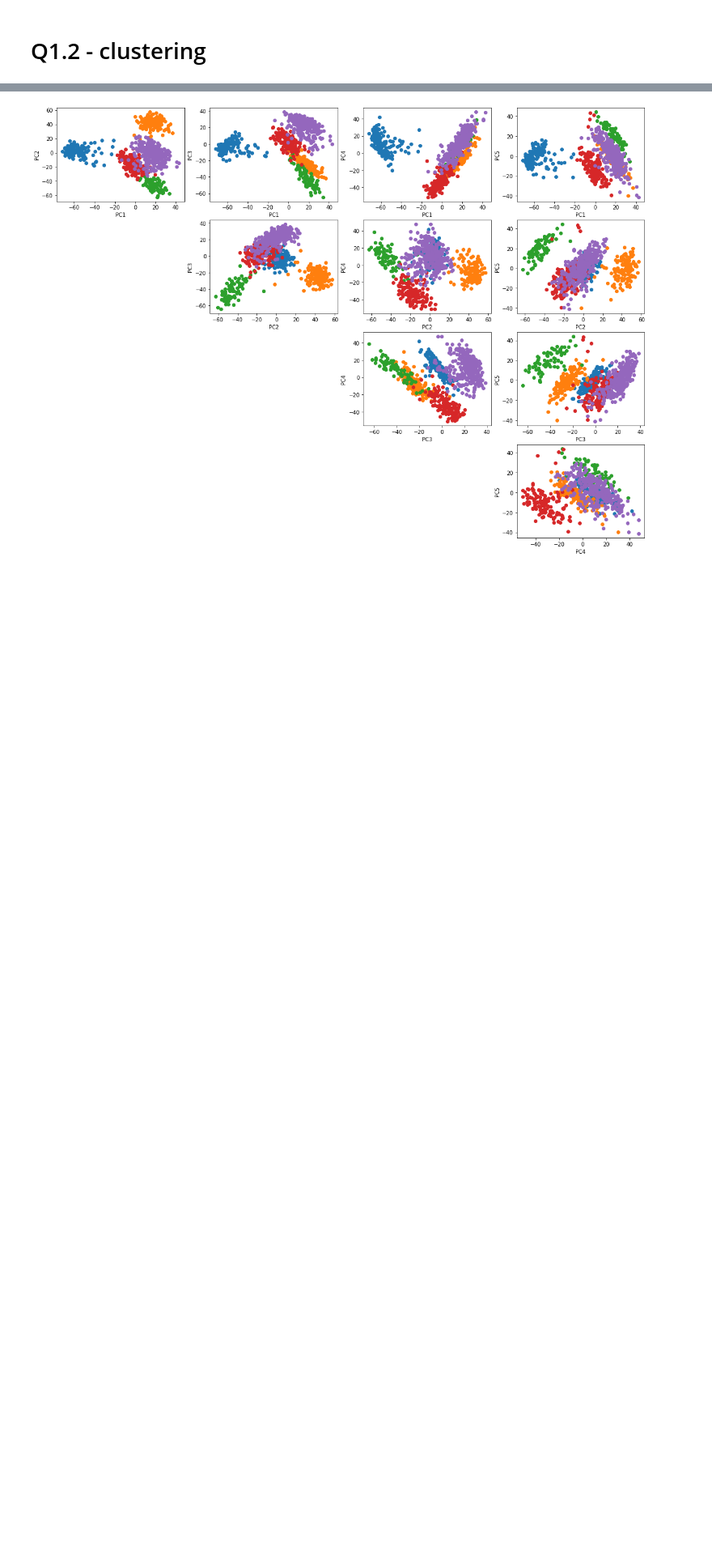
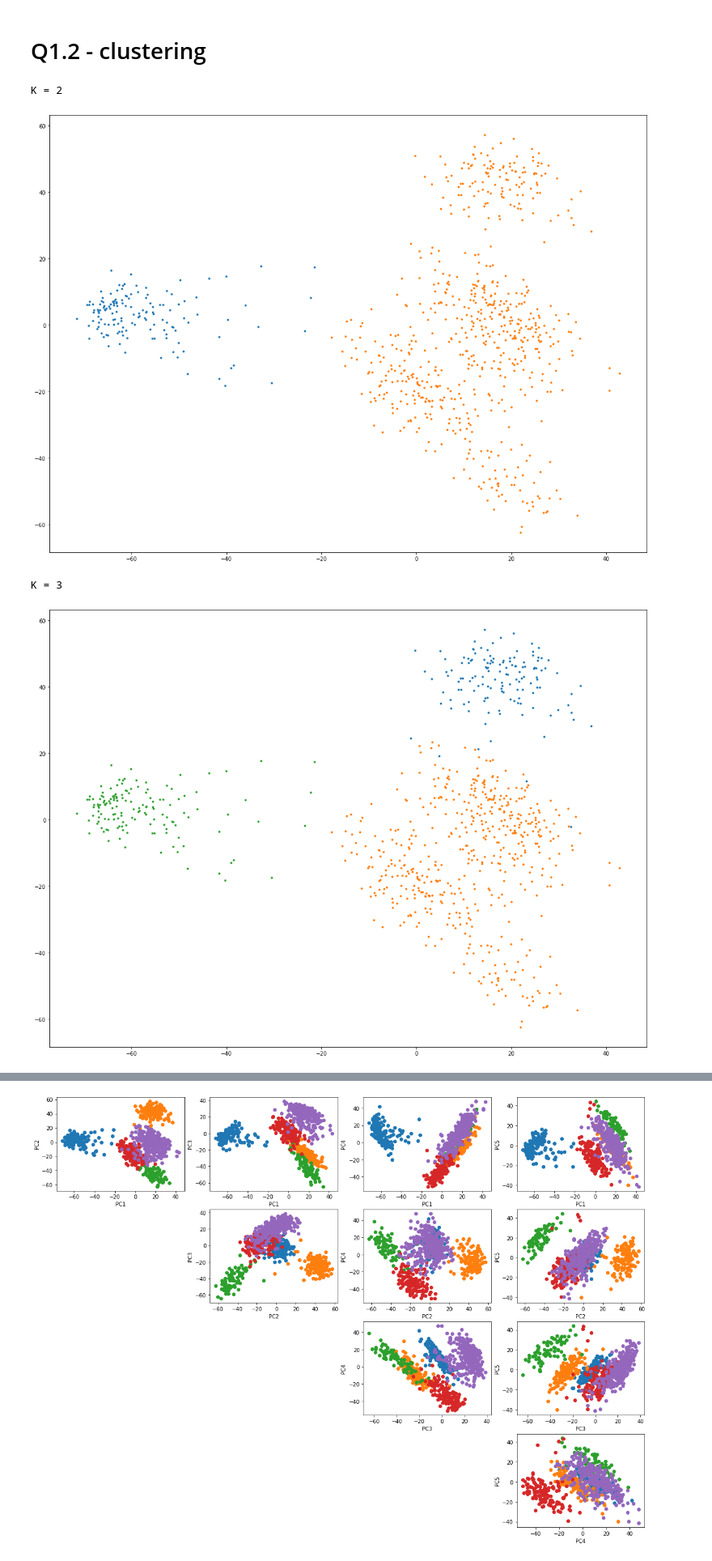
Before and after one commit to dtonderski/statistical_learning_for_big_data, a Jupyter notebook: Homework 2/P2_fred.ipynb, the cells around one changed output, grey strips where cells are left out. Shown at 81% size. Drawn from its saved outputs; the diff is of its cells as text; code cells hidden in the pictures; blank space fills up the shorter version.

```diff
--- a/Homework 2/P2_fred.ipynb
+++ b/Homework 2/P2_fred.ipynb
@@ -254,0 +251,40 @@ for i,K in enumerate(K_array):
+# %%
+from sklearn.cluster import KMeans
+from scipy.spatial.distance import cdist
+from sklearn.metrics import calinski_harabasz_score
+from sklearn.metrics import davies_bouldin_score
+from sklearn.metrics import silhouette_score
+
+K_max = 10
+n_tries = 10
+K_array = list(range(2, K_max))
+S_arr = np.zeros(len(K_array))
+S_new_arr = np.zeros(len(K_array))
+calinski_arr = np.zeros(len(K_array))
+davies_arr = np.zeros(len(K_array))
+dist = cdist(PC, PC)
+
+for i,K in enumerate(K_array):
+    S_try = []
+    S_new_try = []
+    calinski_try = []
+    davies_try = []
+    for j in range(n_tries):
+        kmeans = KMeans(n_clusters=K, random_state=0).fit(PC)
+        labels = kmeans.labels_
+        S_try.append(calculate_S(PC, labels, dist))
+        calinski_try.append(calinski_harabasz_score(PC, labels))
+        davies_try.append(davies_bouldin_score(PC, labels))
+        S_new_try.append(silhouette_score(PC, labels))
+
+    S_arr[i] = np.mean(S_try)
+    calinski_arr[i] = np.mean(calinski_try)
+    davies_arr[i] = np.mean(davies_try)
+    S_new_arr[i] = np.mean(S_new_try)
+    print("K = %s" % K)
+    plot_PC(PC, labels, K)
+# %% [output]
+K = 2
+[figure, added]
+K = 3
+[figure, added]
```
Also changed, not shown: parts of 5 cells of this notebook.
